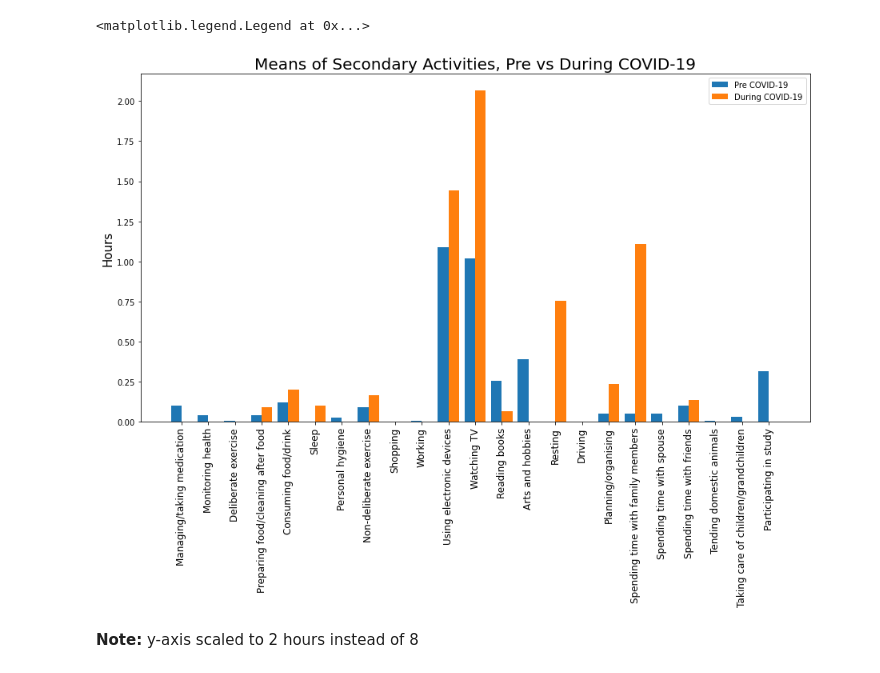
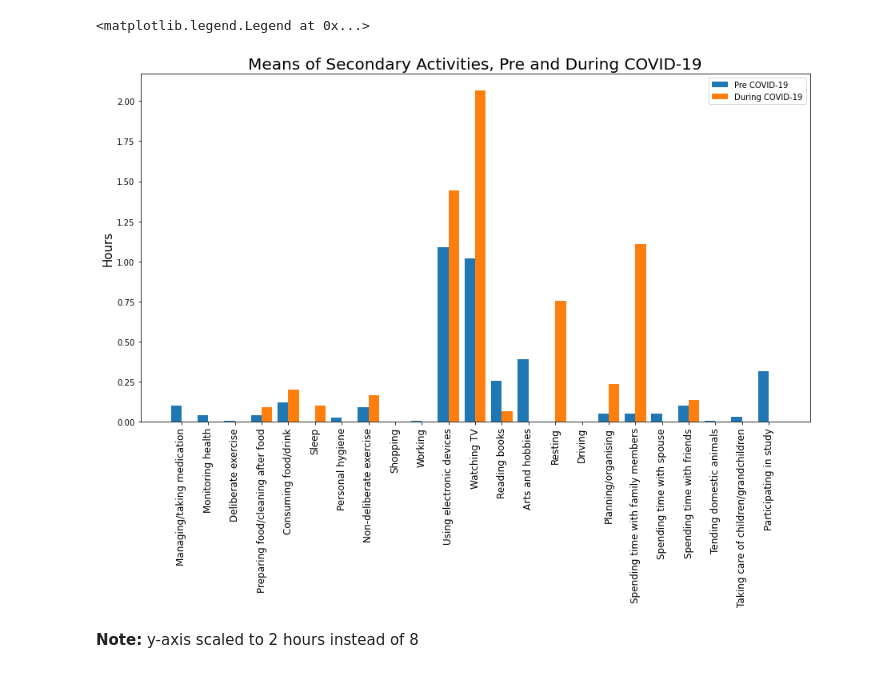
Before and after one commit to tommiehayes/Time-use-Analysis, a Jupyter notebook: Time use Analysis.ipynb, the cells around one changed output. Cells and saved outputs as stored; diff of their text form; code cells hidden in the pictures.

```diff
--- a/Time use Analysis.ipynb
+++ b/Time use Analysis.ipynb
@@ -14,11 +18,3 @@ dur_pri = pd.read_excel("data/dur_pri.xlsx", index_col = 0)
 dur_sec = pd.read_excel("data/dur_sec.xlsx", index_col = 0)
 dur_total = pd.read_excel("data/dur_total.xlsx", index_col = 0)
 dur_home_alone = pd.read_excel("data/dur_home_alone.xlsx", index_col = 0)
-# %%
-pre_pri=pre_pri.drop(['Missing'], axis=1)
-pre_sec=pre_sec.drop(['Missing'], axis=1)
-pre_total=pre_total.drop(['Missing'], axis=1)
-
-dur_pri=dur_pri.drop(['Missing'], axis=1)
-dur_sec=dur_sec.drop(['Missing'], axis=1)
-dur_total=dur_total.drop(['Missing'], axis=1)
@@ -67,19 +106,19 @@ ax.legend()
 # %%
 fig, ax = plt.subplots(figsize=(15, 8))
 x=np.arange(23)
 bar_width = 0.4
 
-ax.bar(x, pre_sec.mean(), width=bar_width, label='Pre COVID-19')
-ax.bar(x+bar_width, dur_sec.mean(), width=bar_width, label='During COVID-19')
+ax.bar(x, pre_sec.mean()[:-1], width=bar_width, label='Pre COVID-19')
+ax.bar(x+bar_width, dur_sec.mean()[:-1], width=bar_width, label='During COVID-19')
 
 ax.set_xticks(x+bar_width/2)
-ax.set_xticklabels(pre_pri.columns[1:], rotation=90, size=12)
-ax.set_title('Means of Secondary Activities, Pre vs During COVID-19', size=20)
+ax.set_xticklabels(pre_pri.columns[1:-1], rotation=90, size=12)
+ax.set_title('Means of Secondary Activities, Pre and During COVID-19', size=20)
 ax.set_ylabel('Hours', size=15)
 ax.legend()
 # %% [output]
 <matplotlib.legend.Legend at 0x...>
-[figure, old version]
+[figure, new version]
 # %% [markdown]
 **Note:** y-axis scaled to 2 hours instead of 8
 # %%
```
Also changed, not shown: parts of 17 cells of this notebook.
